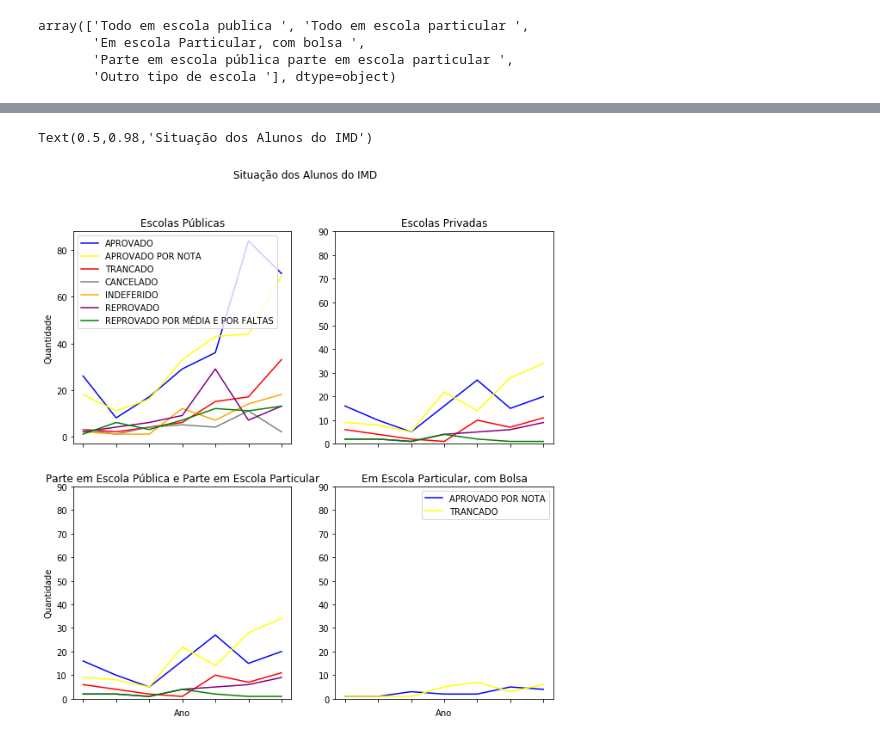
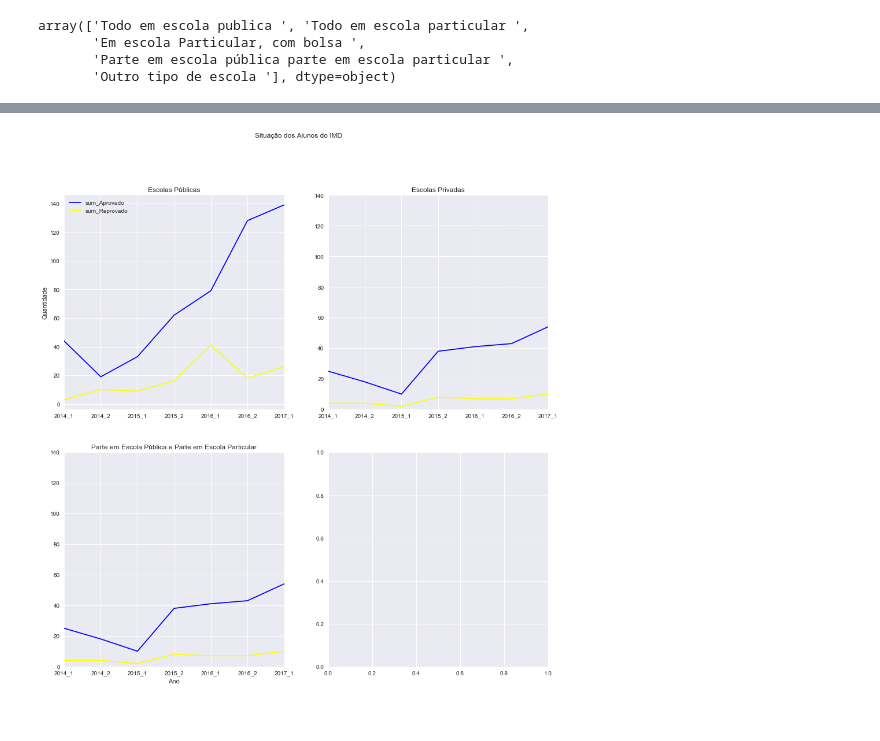
Before and after one commit to lucasgmpaiva/Analise_Dados_UFRN, a Jupyter notebook: UFRN Data Analysis.ipynb, the cells around one changed output, grey strips where cells are left out. Cells and saved outputs as stored; diff of their text form; code cells hidden in the pictures.

```diff
--- a/UFRN Data Analysis.ipynb
+++ b/UFRN Data Analysis.ipynb
@@ -391,0 +450,12 @@ bolsa_school = bolsa_school.reset_index()
+# %%
+all_public_school["sum_Aprovado"] = all_public_school["APROVADO"] + all_public_school["APROVADO POR NOTA"]
+all_public_school["sum_Reprovado"] = all_public_school["REPROVADO"] + all_public_school["REPROVADO POR MÉDIA E POR FALTAS"]
+
+all_private_school["sum_Aprovado"] = all_private_school["APROVADO"] + all_private_school["APROVADO POR NOTA"]
+all_private_school["sum_Reprovado"] = all_private_school["REPROVADO"] + all_private_school["REPROVADO POR MÉDIA E POR FALTAS"]
+
+middle_school["sum_Aprovado"] = middle_school["APROVADO"] + middle_school["APROVADO POR NOTA"]
+middle_school["sum_Reprovado"] = middle_school["REPROVADO"] + middle_school["REPROVADO POR MÉDIA E POR FALTAS"]
+
+bolsa_school["sum_Aprovado"] = bolsa_school["APROVADO"] + bolsa_school["APROVADO POR NOTA"]
+#bolsa_school["sum_Reprovado"] = bolsa_school["REPROVADO"] + bolsa_school["REPROVADO POR MÉDIA E POR FALTAS"]
@@ -392,38 +479,35 @@ bolsa_school = bolsa_school.reset_index()
 # %%
-fig_situacao, axies = plt.subplots( ncols=2, nrows=2, figsize=(10,10))
+fig_situacao, axies = plt.subplots( ncols=2, nrows=2, figsize=(15,15))
 
-ax = all_public_school.plot( kind='line', x ='index', y = ['APROVADO', 'APROVADO POR NOTA', 'TRANCADO','CANCELADO','INDEFERIDO','REPROVADO', 'REPROVADO POR MÉDIA E POR FALTAS' ],
+ax = all_public_school.plot( kind='line', x ='index', y = ['sum_Aprovado', 'sum_Reprovado' ],
               color=['blue', 'yellow', 'red','grey', 'orange', 'purple', 'green'],
               title='Escolas Públicas', ax = axies[0,0])
 
 ax.set_xlabel("")
 ax.set_ylabel("Quantidade")
 
 
-ax = all_private_school.plot( kind='line', x ='index', y = ['APROVADO', 'APROVADO POR NOTA', 'TRANCADO', 'REPROVADO', 'REPROVADO POR MÉDIA E POR FALTAS' ],
+ax = all_private_school.plot( kind='line', x ='index', y = ['sum_Aprovado', 'sum_Reprovado',],
               color=['blue', 'yellow', 'red', 'purple', 'green'],
               title='Escolas Privadas', ax = axies[0,1], legend= False)
 
 ax.set_xlabel("")
-ax.set_ylim([0, 90])
+ax.set_ylim([0, 140])
 
-ax = middle_school.plot( kind='line', x ='index', y = ['APROVADO', 'APROVADO POR NOTA', 'TRANCADO', 'REPROVADO', 'REPROVADO POR MÉDIA E POR FALTAS' ],
+ax = middle_school.plot( kind='line', x ='index', y = ['sum_Aprovado', 'sum_Reprovado'],
               color=['blue', 'yellow', 'red', 'purple', 'green'],
               title='Parte em Escola Pública e Parte em Escola Particular', ax = axies[1,0], legend= False)
 
 ax.set_xlabel("Ano")
 ax.set_ylabel("Quantidade")
-ax.set_ylim([0, 90])
+ax.set_ylim([0, 140])
 
-ax = bolsa_school.plot( kind='line', x ='index', y = ['APROVADO', 'APROVADO POR NOTA' ],
-              color=['blue', 'yellow'],
-              title='Em Escola Particular, com Bolsa', ax = axies[1,1], legend= False)
 
 ax.set_xlabel("Ano")
 ax.set_ylabel("")
-ax.set_ylim([0, 90])
+ax.set_ylim([0, 140])
 
 fig_situacao.suptitle("Situação dos Alunos do IMD")
+plt.show()
 # %% [output]
-Text(0.5,0.98,'Situação dos Alunos do IMD')
-[figure, old version]
+[figure, new version]
```
Also changed, not shown: parts of 15 cells of this notebook, 1 other file.
